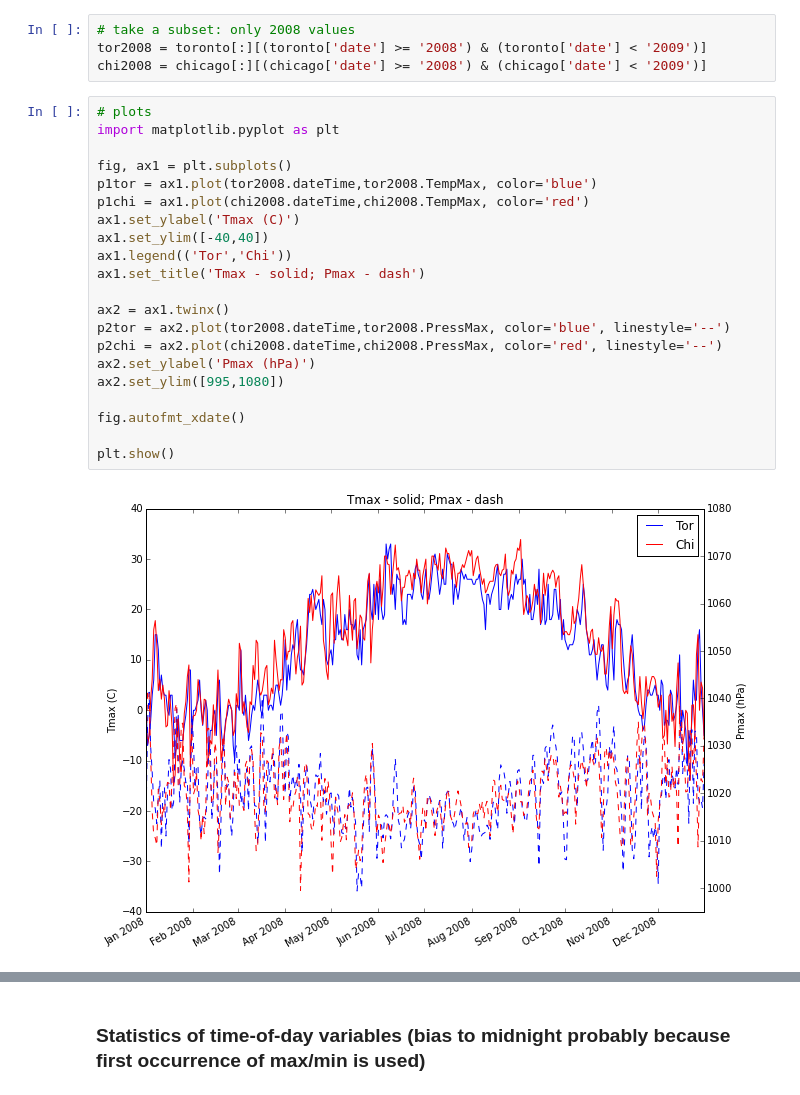
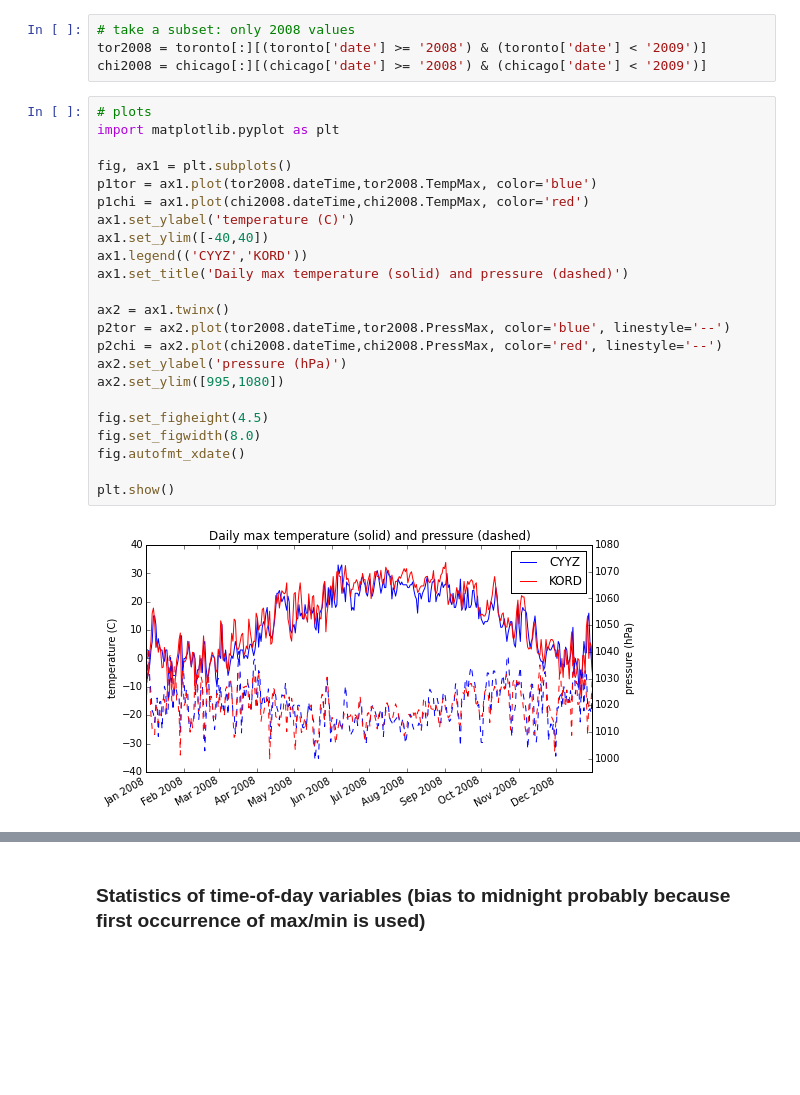
Before and after one commit to majorgowan/wpwp, a Jupyter notebook: Notebooks/wU_Working_with_Daily_Summaries.ipynb, the cells around one changed output, grey strips where cells are left out. Saved outputs shown, nothing was run; the diff lists cells and outputs as text; blank space fills up the shorter version.

```diff
--- a/Notebooks/wU_Working_with_Daily_Summaries.ipynb
+++ b/Notebooks/wU_Working_with_Daily_Summaries.ipynb
@@ -50,26 +50,28 @@ chi2008 = chicago[:][(chicago['date'] >= '2008') & (chicago['date'] < '2009')]
 # %%
 # plots
 import matplotlib.pyplot as plt
 
 fig, ax1 = plt.subplots()
 p1tor = ax1.plot(tor2008.dateTime,tor2008.TempMax, color='blue')
 p1chi = ax1.plot(chi2008.dateTime,chi2008.TempMax, color='red')
-ax1.set_ylabel('Tmax (C)')
+ax1.set_ylabel('temperature (C)')
 ax1.set_ylim([-40,40])
-ax1.legend(('Tor','Chi'))
-ax1.set_title('Tmax - solid; Pmax - dash')
+ax1.legend(('CYYZ','KORD'))
+ax1.set_title('Daily max temperature (solid) and pressure (dashed)')
 
 ax2 = ax1.twinx()
 p2tor = ax2.plot(tor2008.dateTime,tor2008.PressMax, color='blue', linestyle='--')
 p2chi = ax2.plot(chi2008.dateTime,chi2008.PressMax, color='red', linestyle='--')
-ax2.set_ylabel('Pmax (hPa)')
+ax2.set_ylabel('pressure (hPa)')
 ax2.set_ylim([995,1080])
 
+fig.set_figheight(4.5)
+fig.set_figwidth(8.0)
 fig.autofmt_xdate()
 
 plt.show()
 # %% [output]
-[figure, old version]
+[figure, new version]
 # %%
 # scatter plot of next-day Tmax in Toronto vs other variables
 fig, ((ax11, ax12, ax13, ax14, ax15), \
```
Also changed, not shown: parts of 3 cells of this notebook, 2 other files.
